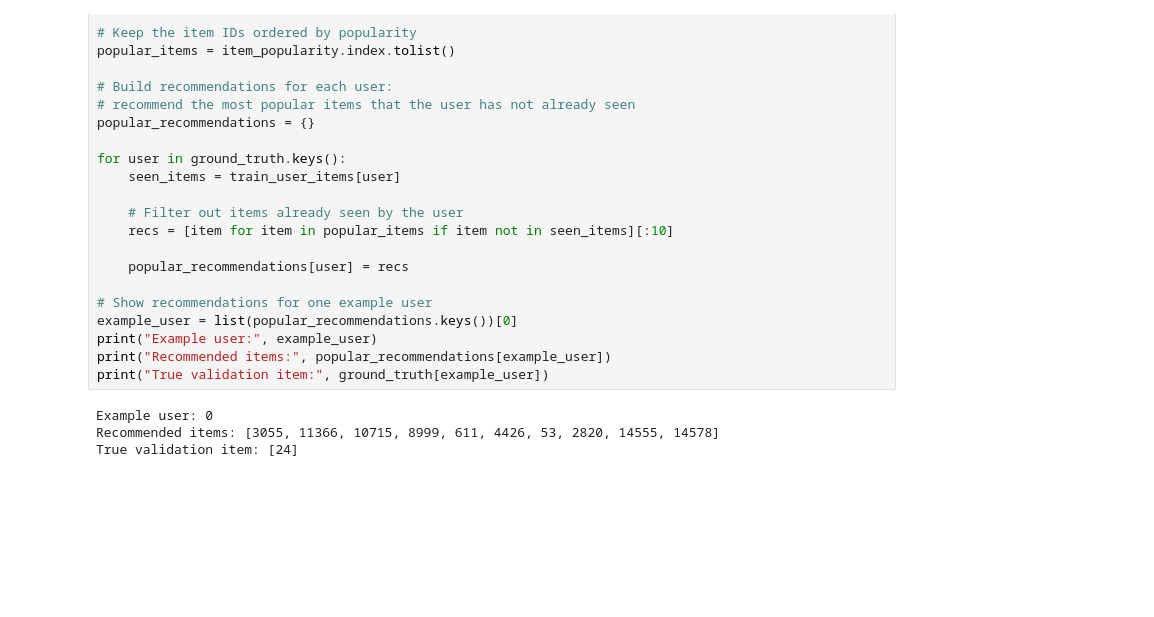
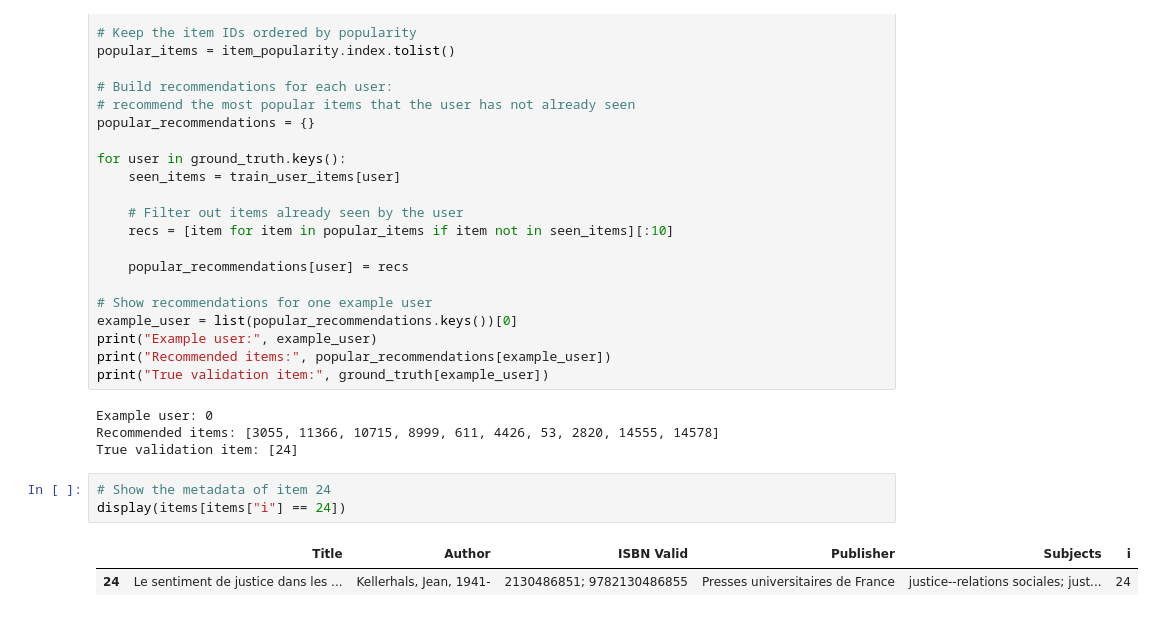
Before and after one commit to Trickwillfrit/EPFL_Rolex, a Jupyter notebook: notebooks/evaluation.ipynb, the cells around one changed output. Drawn from its saved outputs; the diff is of its cells as text; blank space fills up the shorter version.

```diff
--- a/notebooks/evaluation.ipynb
+++ b/notebooks/evaluation.ipynb
@@ -279,3 +279,9 @@ print("True validation item:", ground_truth[example_user])
 Example user: 0
 Recommended items: [3055, 11366, 10715, 8999, 611, 4426, 53, 2820, 14555, 14578]
 True validation item: [24]
+# %%
+# Show the metadata of item 24
+display(items[items["i"] == 24])
+# %% [output]
+|  | Title | Author | ISBN Valid | Publisher | Subjects | i |
+| 24 | Le sentiment de justice dans les ... | Kellerhals, Jean, 1941- | 2130486851; 9782130486855 | Presses universitaires de France | justice--relations sociales; just... | 24 |
```
Also changed, not shown: parts of 4 cells of this notebook.
